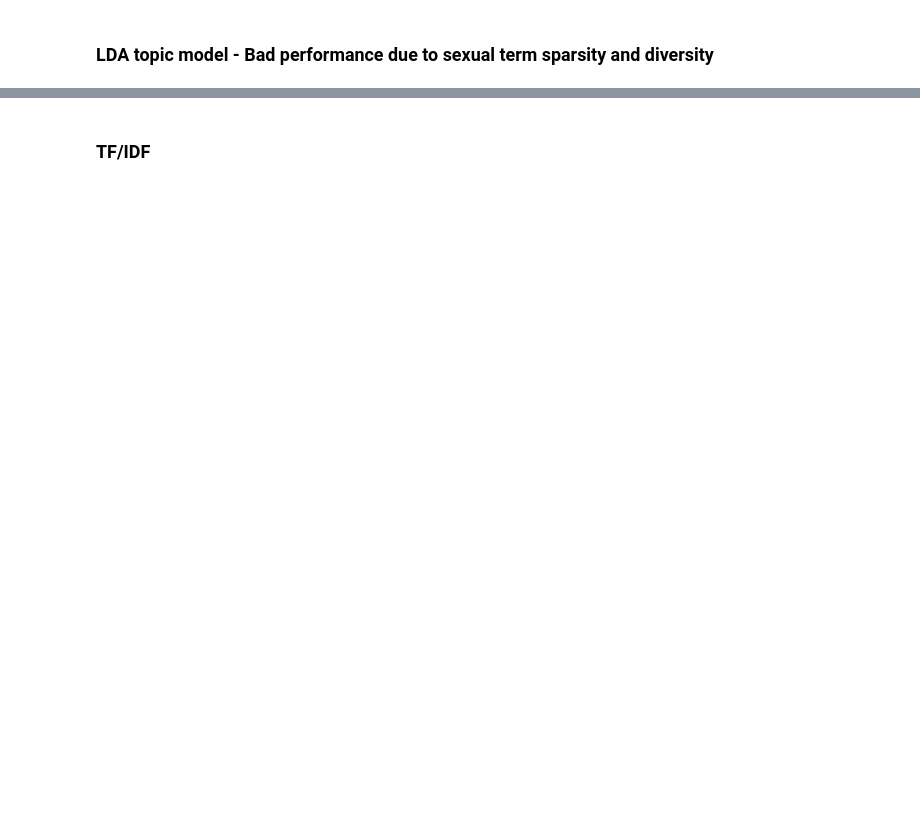
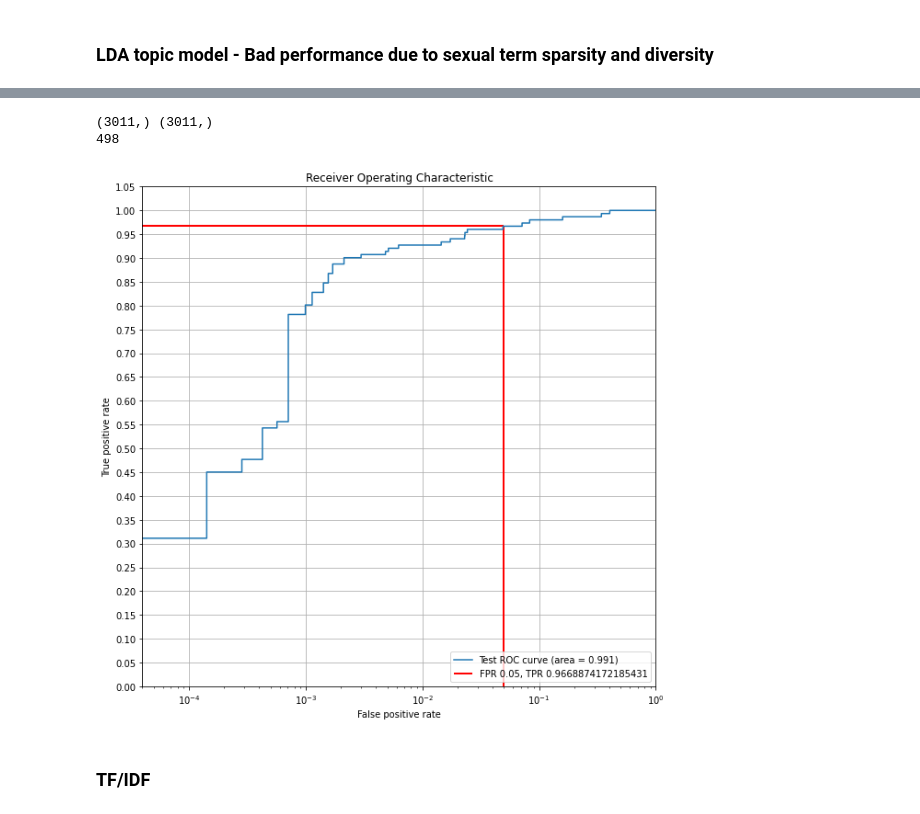
Before and after one commit to mryanivtal/cybersecurity_hw2, a Jupyter notebook: cyber_hw2.ipynb, the cells around one changed output, grey strips where cells are left out. Drawn from its saved outputs; the diff is of its cells as text; code cells hidden in the pictures; blank space fills up the shorter version.

Commit message:
Implemented topic model + random forest, good results

```diff
--- a/cyber_hw2.ipynb
+++ b/cyber_hw2.ipynb
@@ -945,0 +1013,6 @@ vis
+# %%
+# Topics inference function
+def get_text_topics(text, id2word, lda_model):
+  text_vector = id2word.doc2bow(text.split())
+  text_topics = lda_model.get_document_topics(text_vector)
+  return text_topics
@@ -945,0 +1064,12 @@ vis
+# %%
+topic_scores = np.zeros([len(pan12_train_df), NUM_LDA_TOPICS])
+
+for row_idx, row in tqdm(pan12_train_df.iterrows()):
+  row_topics = get_text_topics(row.preprocessed_bow, id2word, lda_model)
+  for topic in row_topics:
+    topic_scores[row_idx, topic[0]] = topic[1]
+
+for topic_idx in range(NUM_LDA_TOPICS):
+  pan12_train_df[f'topic_{topic_idx}'] = topic_scores[:, topic_idx]
+
+pan12_train_df
@@ -946,3 +1186,45 @@ vis
+# %%
+from sklearn.metrics import roc_curve
+from sklearn.metrics import auc
+
+# Compute fpr, tpr, thresholds and roc auc
+y_test_pred = rfc.predict_proba(x_test)[:, 1]
+test_fpr, test_tpr, thresholds = roc_curve(y_test, y_test_pred, drop_intermediate=False)
+test_roc_auc = auc(test_fpr, test_tpr)
+
+print(test_fpr.shape, test_tpr.shape)
+# Plot ROC curve
+fig = plt.figure(figsize=(10, 10))
+ax = fig.add_subplot(1, 1, 1)
+
+ax.plot(test_fpr, test_tpr, label='Test ROC curve (area = %0.3f)' % test_roc_auc)
+
+REQUIRED_FPR = 0.05
+fpr_idx = np.argmax(test_fpr >= REQUIRED_FPR)
+print(fpr_idx)
+required_tpr = test_tpr[fpr_idx]
+
+ax.vlines(REQUIRED_FPR, 0, required_tpr, color="r", lw=2)
+ax.hlines(required_tpr, REQUIRED_FPR, 0, color="r", lw=2, label=f'FPR {REQUIRED_FPR}, TPR {required_tpr}')
+
+ax.set_xlim([0, 1.0])
+ax.set_ylim([0.0, 1.0])
+ax.set_yticks(np.arange(22) / 20.0)
+ax.set_xlim([4e-5, 1.0])
+
+ax.set_xlabel("False positive rate")
+ax.set_ylabel("True positive rate")
+ax.set_title('Receiver Operating Characteristic')
+ax.legend(loc="lower right")
+ax.set_xscale("log")
+
+plt.gca().grid(True)
+
+plt.show()
+# %% [output]
+(3011,) (3011,)
+498
+[figure, added]
 # %% [markdown]
 ### TF/IDF
 # %%
```
Also changed, not shown: parts of 25 cells of this notebook, 14 other files.
